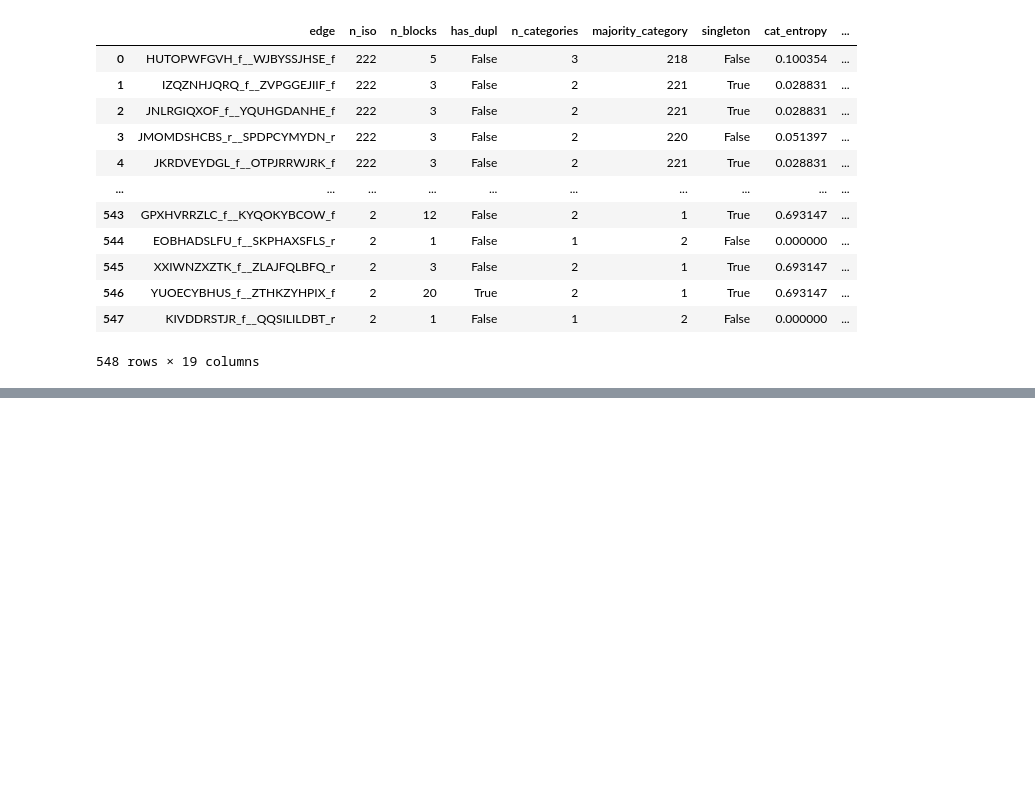
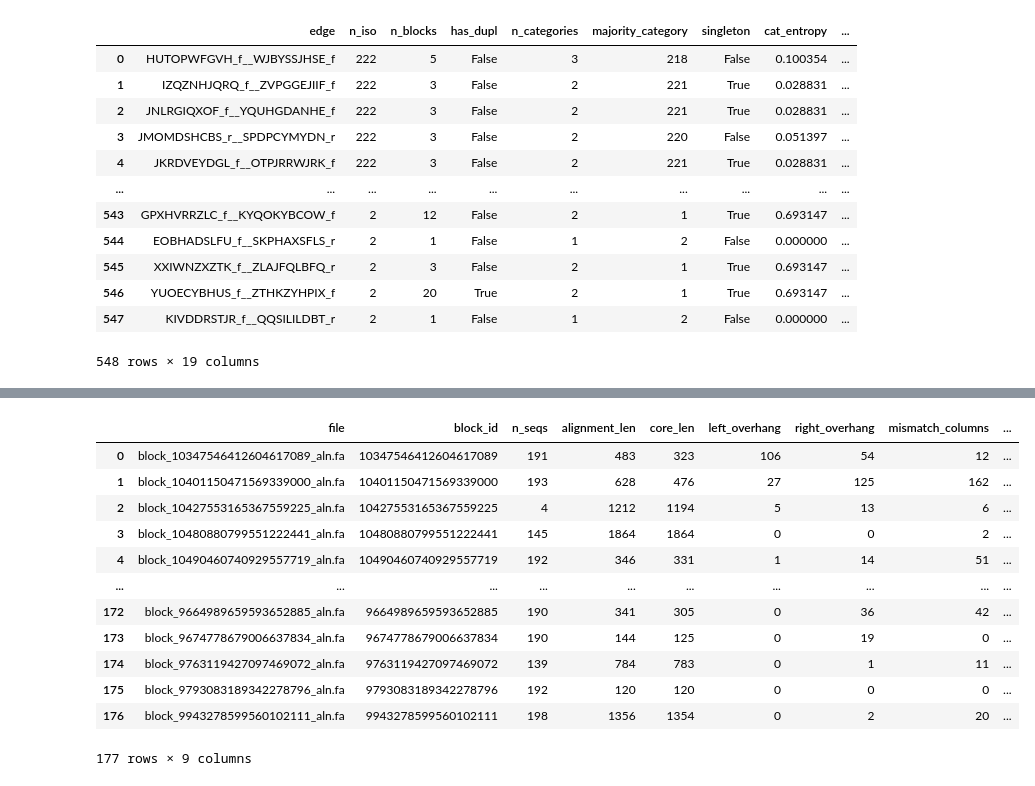
Before and after one commit to marie3003/junction_dataset, a Jupyter notebook: explore/block_diversity.ipynb, the cells around one changed output, grey strips where cells are left out. Drawn from its saved outputs; the diff is of its cells as text; code cells hidden in the pictures; blank space fills up the shorter version.

Commit message:
single junction analysis, what are the true consensus paths based on sequence similarity, check insertion sequence with lexicmap

```diff
--- a/explore/block_diversity.ipynb
+++ b/explore/block_diversity.ipynb
@@ -35,0 +192,26 @@ jdf
+# %%
+example_junction = "RYYAQMEJGY_r__ZTHKZYHPIX_f"
+example_pangraph = pp.Pangraph.from_json(f"../results/junction_pangraphs/{example_junction}.json")
+
+aligned_dir = Path(f"../results/block_alignments/{example_junction}")
+results = [analyze_alignment(p) for p in sorted(aligned_dir.glob("block_*_aln.fa"))]
+summary_df = pd.DataFrame(results).sort_values("block_id")
+
+out_csv = Path(f"../results/block_alignments/{example_junction}_alignment_stats.csv")
+summary_df.to_csv(out_csv, index=False)
+# %%
+summary_df
+# %% [output]
+|  | file | block_id | n_seqs | alignment_len | core_len | left_overhang | right_overhang | mismatch_columns | ... |
+| 0 | block_10347546412604617089_aln.fa | 10347546412604617089 | 191 | 483 | 323 | 106 | 54 | 12 | ... |
+| 1 | block_10401150471569339000_aln.fa | 10401150471569339000 | 193 | 628 | 476 | 27 | 125 | 162 | ... |
+| 2 | block_10427553165367559225_aln.fa | 10427553165367559225 | 4 | 1212 | 1194 | 5 | 13 | 6 | ... |
+| 3 | block_10480880799551222441_aln.fa | 10480880799551222441 | 145 | 1864 | 1864 | 0 | 0 | 2 | ... |
+| 4 | block_10490460740929557719_aln.fa | 10490460740929557719 | 192 | 346 | 331 | 1 | 14 | 51 | ... |
+| ... | ... | ... | ... | ... | ... | ... | ... | ... | ... |
+| 172 | block_9664989659593652885_aln.fa | 9664989659593652885 | 190 | 341 | 305 | 0 | 36 | 42 | ... |
+| 173 | block_9674778679006637834_aln.fa | 9674778679006637834 | 190 | 144 | 125 | 0 | 19 | 0 | ... |
+| 174 | block_9763119427097469072_aln.fa | 9763119427097469072 | 139 | 784 | 783 | 0 | 1 | 11 | ... |
+| 175 | block_9793083189342278796_aln.fa | 9793083189342278796 | 192 | 120 | 120 | 0 | 0 | 0 | ... |
+| 176 | block_9943278599560102111_aln.fa | 9943278599560102111 | 198 | 1356 | 1354 | 0 | 2 | 20 | ... |
+177 rows × 9 columns
```
Also changed, not shown: parts of 10 cells of this notebook, 4 other files.
